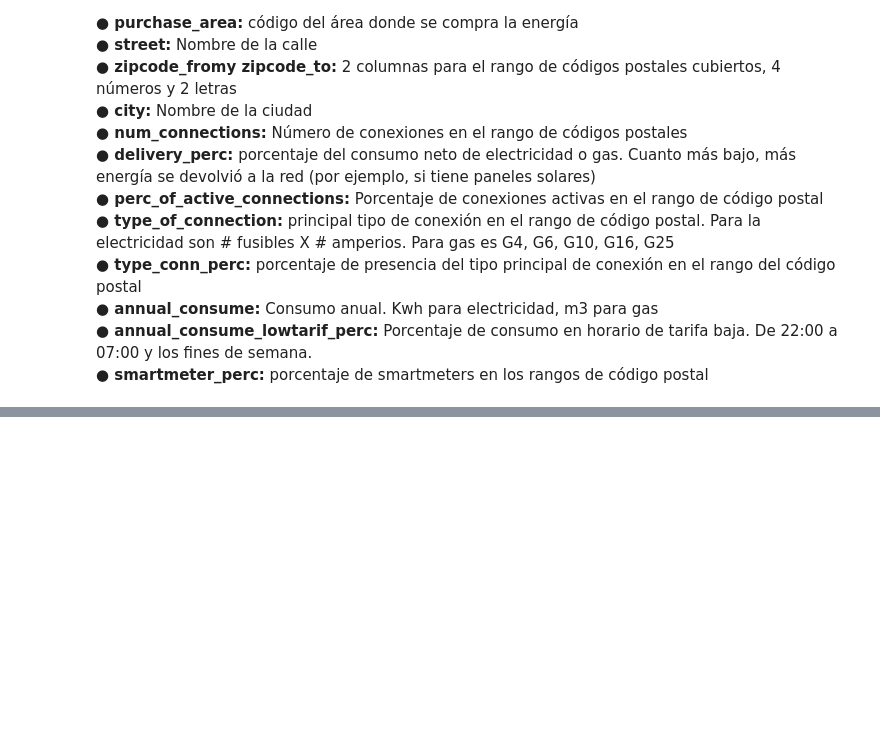
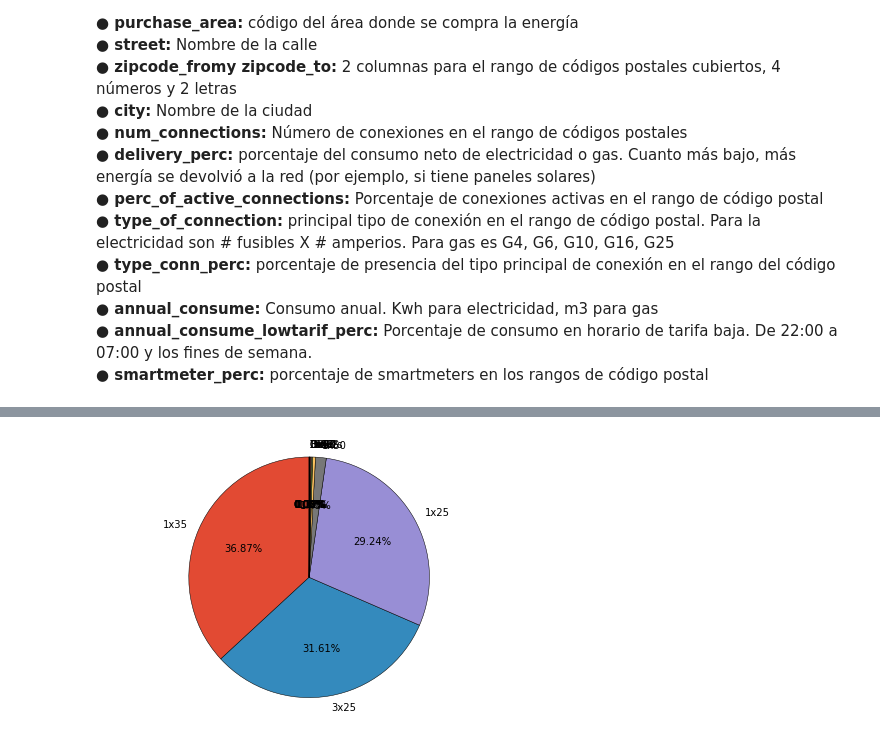
Before and after one commit to EmmaCarlos/tp3, a Jupyter notebook: TP3_DATOS_X_ano.ipynb, the cells around one changed output, grey strips where cells are left out. Drawn from its saved outputs; the diff is of its cells as text; code cells hidden in the pictures; blank space fills up the shorter version.

```diff
--- a/TP3_DATOS_X_ano.ipynb
+++ b/TP3_DATOS_X_ano.ipynb
@@ -103,0 +108,4 @@ data_describe.loc[data_describe.index.isin(['country_name', 'state_name', 'place
+# %%
+columnas_nueva=["cod_red_regional","cod_area_buy_energia","calle","cod_postal_desde","cod_postal_hasta","ciudad","nums_de_conexiones","perc_consumo_neto","perc_conxn_activa","perc_tipo_de_conxn","tipo_conx","consumo_anual","perc_cons_lowtarif","perc_smartmeter","year","ï»¿NETBEHEERDER","STANDAARDDEVIATIE","%Defintieve aansl (NRM)"]
+
+elec_all_prueba.columns=columnas_nueva
@@ -103,0 +144,4 @@ data_describe.loc[data_describe.index.isin(['country_name', 'state_name', 'place
+# %%
+#antes de continuar eliminaremos los datos no representan relevancia como ser "cod_red_regional","ï»¿NETBEHEERDER", STANDAARDDEVIATIE y "%Defintieve aansl (NRM)"
+elec_all_prueba.drop(['ï»¿NETBEHEERDER', 'STANDAARDDEVIATIE', '%Defintieve aansl (NRM)','cod_red_regional'], axis=1, inplace=True)
+elec_all_prueba.columns
@@ -103,0 +406,2 @@ data_describe.loc[data_describe.index.isin(['country_name', 'state_name', 'place
+# %%
+elec_all_prueba.drop(['cod_red_regional'], axis=1, inplace=True)
@@ -103,0 +422,27 @@ data_describe.loc[data_describe.index.isin(['country_name', 'state_name', 'place
+# %%
+count=elec_all_prueba["tipo_conx"].value_counts().tolist()
+
+label=elec_all_prueba["tipo_conx"].value_counts().index
+
+
+plt.style.use('ggplot')
+
+dic = dict(zip(label,count))
+
+import itertools
+newdic={}
+for key, group in itertools.groupby(dic, lambda k: 'Others' if (dic[k]<30) else k):
+     newdic[key] = sum([dic[i] for i in list(group)])
+
+labels = newdic.keys()
+sizes = newdic.values()
+
+fig, ax = plt.subplots()
+
+ax.pie(sizes, labels=labels, autopct='%1.2f%%',wedgeprops={"edgecolor":"k"}, startangle=90)
+ax.axis('equal')
+plt.tight_layout()
+
+plt.show()
+# %% [output]
+[figure, added]
```
Also changed, not shown: parts of 46 cells of this notebook, 18 other files.
